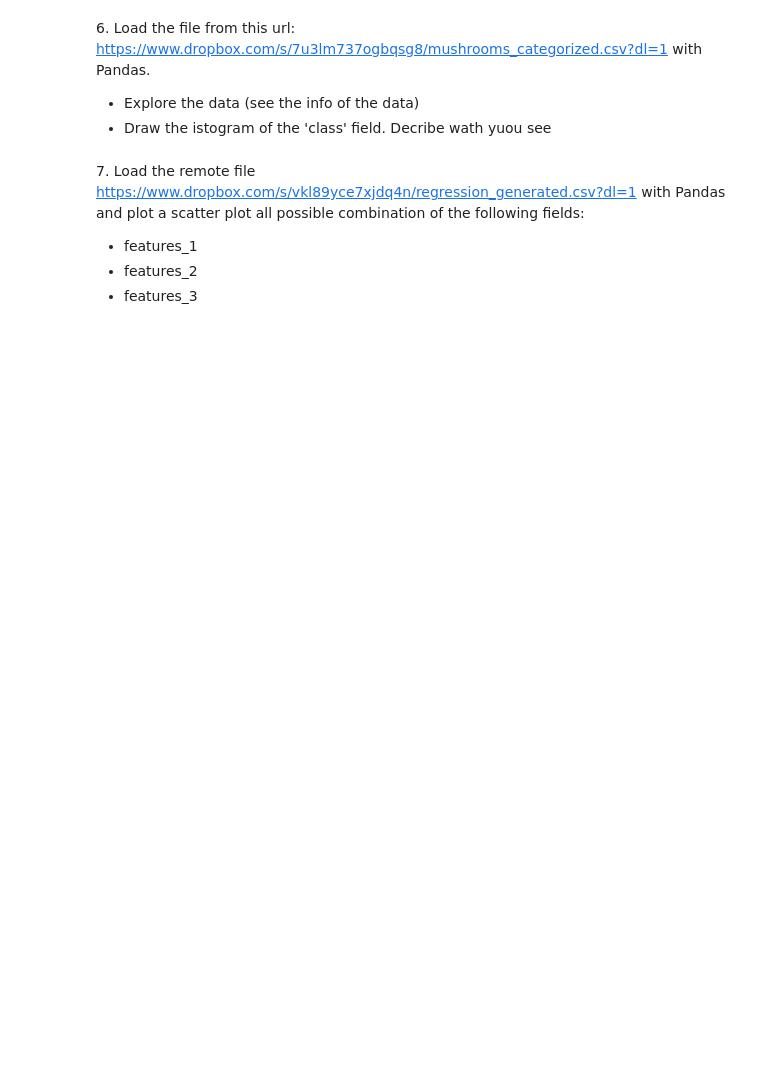
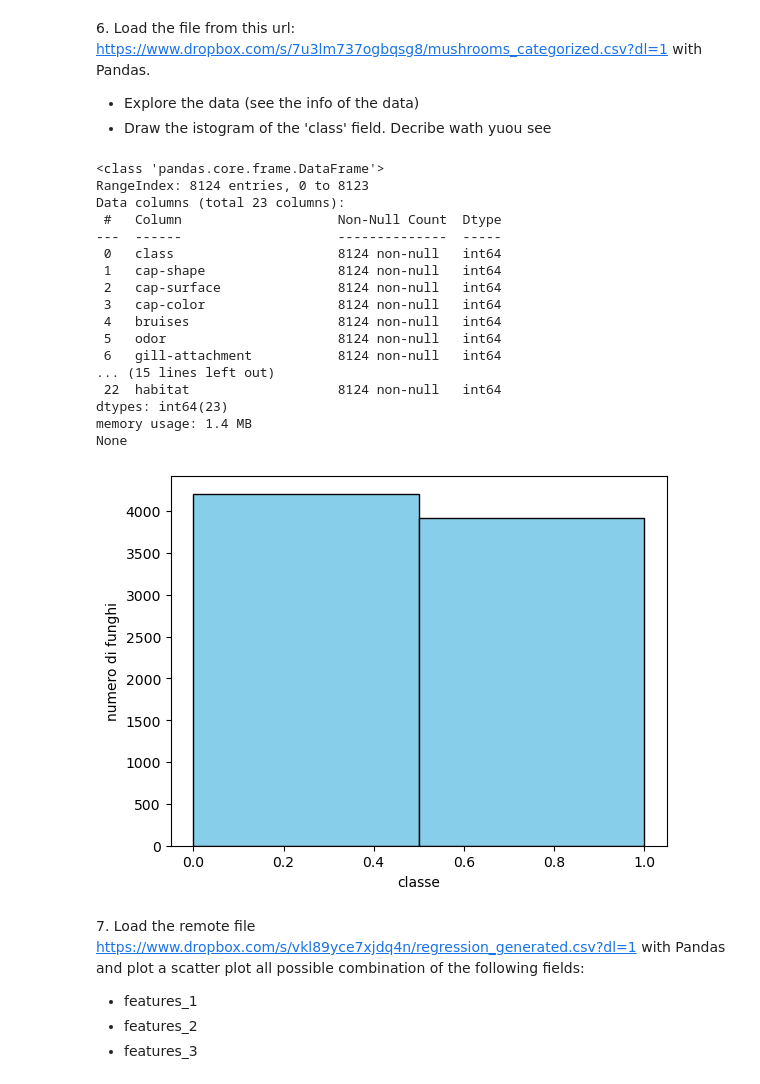
Before and after one commit to nicolomeneguzzo/LaboratoryOfComputationalPhysics_Y8, a Jupyter notebook: 05ex_OSEMN.ipynb, the cells around one changed output. Drawn from its saved outputs; the diff is of its cells as text; code cells hidden in the pictures; blank space fills up the shorter version.

```diff
--- a/05ex_OSEMN.ipynb
+++ b/05ex_OSEMN.ipynb
@@ -124,6 +141,38 @@ for card in decoded:
 6\. Load the file from this url: [https://www.dropbox.com/s/7u3lm737ogbqsg8/mushrooms_categorized.csv?dl=1](https://www.dropbox.com/s/7u3lm737ogbqsg8/mushrooms_categorized.csv?dl=1) with Pandas.
 + Explore the data (see the info of the data)
 + Draw the istogram of the 'class' field. Decribe wath yuou see
+# %%
+
+
+data = pd.read_csv('https://www.dropbox.com/s/7u3lm737ogbqsg8/mushrooms_categorized.csv?dl=1')
+print(data.info())
+
+
+plt.hist(data['class'], bins=2, color='skyblue', edgecolor='black')
+plt.xlabel('classe')
+plt.ylabel('numero di funghi')
+plt.show()
+
+#ci sono due classi equidistribuite
+# %% [output]
+<class 'pandas.core.frame.DataFrame'>
+RangeIndex: 8124 entries, 0 to 8123
+Data columns (total 23 columns):
+ #   Column                    Non-Null Count  Dtype
+---  ------                    --------------  -----
+ 0   class                     8124 non-null   int64
+ 1   cap-shape                 8124 non-null   int64
+ 2   cap-surface               8124 non-null   int64
+ 3   cap-color                 8124 non-null   int64
+ 4   bruises                   8124 non-null   int64
+ 5   odor                      8124 non-null   int64
+ 6   gill-attachment           8124 non-null   int64
+... (15 lines left out)
+ 22  habitat                   8124 non-null   int64
+dtypes: int64(23)
+memory usage: 1.4 MB
+None
+[figure, added]
 # %% [markdown]
 7\. Load the remote file [https://www.dropbox.com/s/vkl89yce7xjdq4n/regression_generated.csv?dl=1](https://www.dropbox.com/s/vkl89yce7xjdq4n/regression_generated.csv?dl=1) with Pandas and plot a scatter plot all possible combination of the following fields:
 
```
Also changed, not shown: parts of 5 cells of this notebook, 3 other files.
